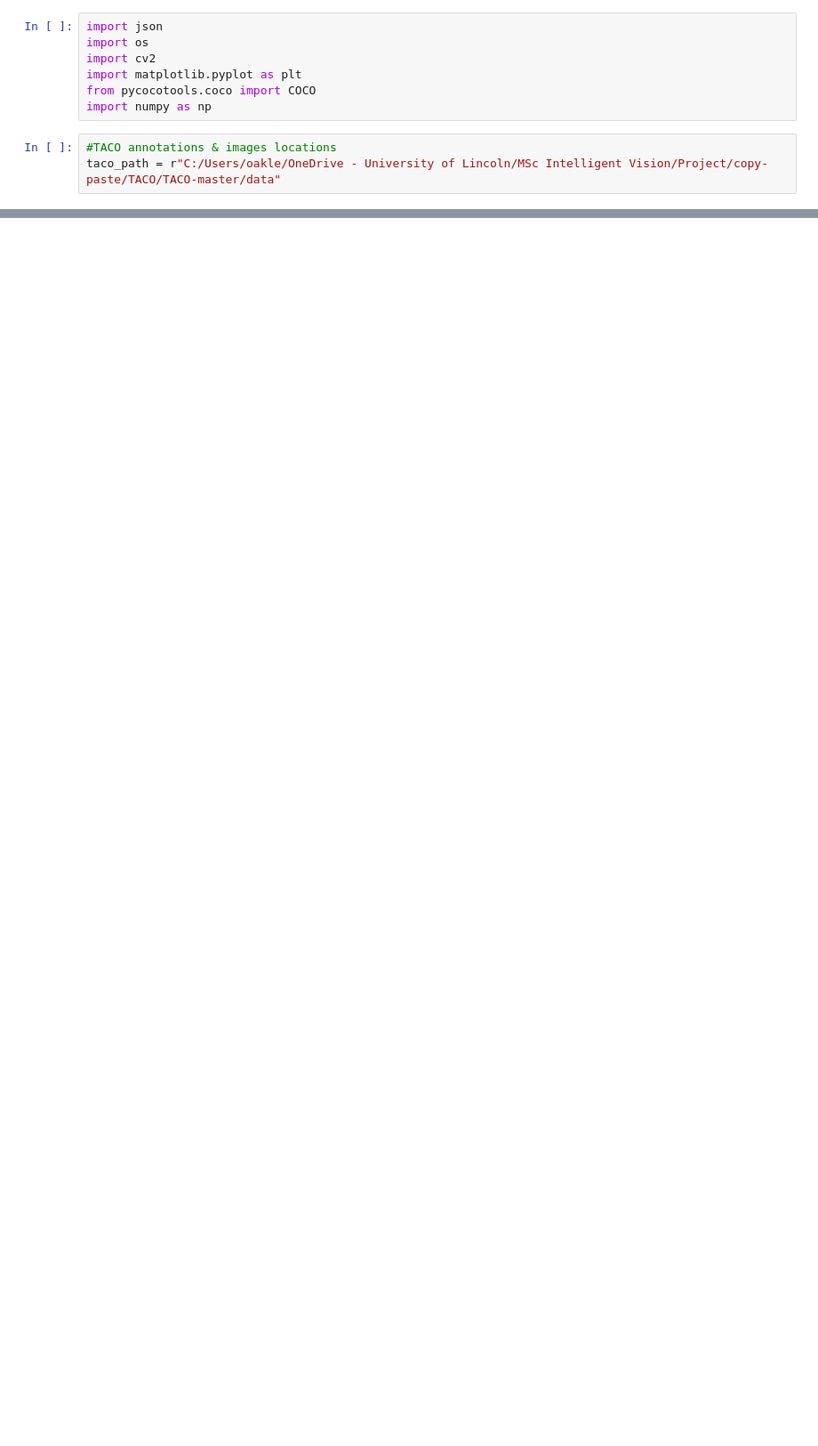
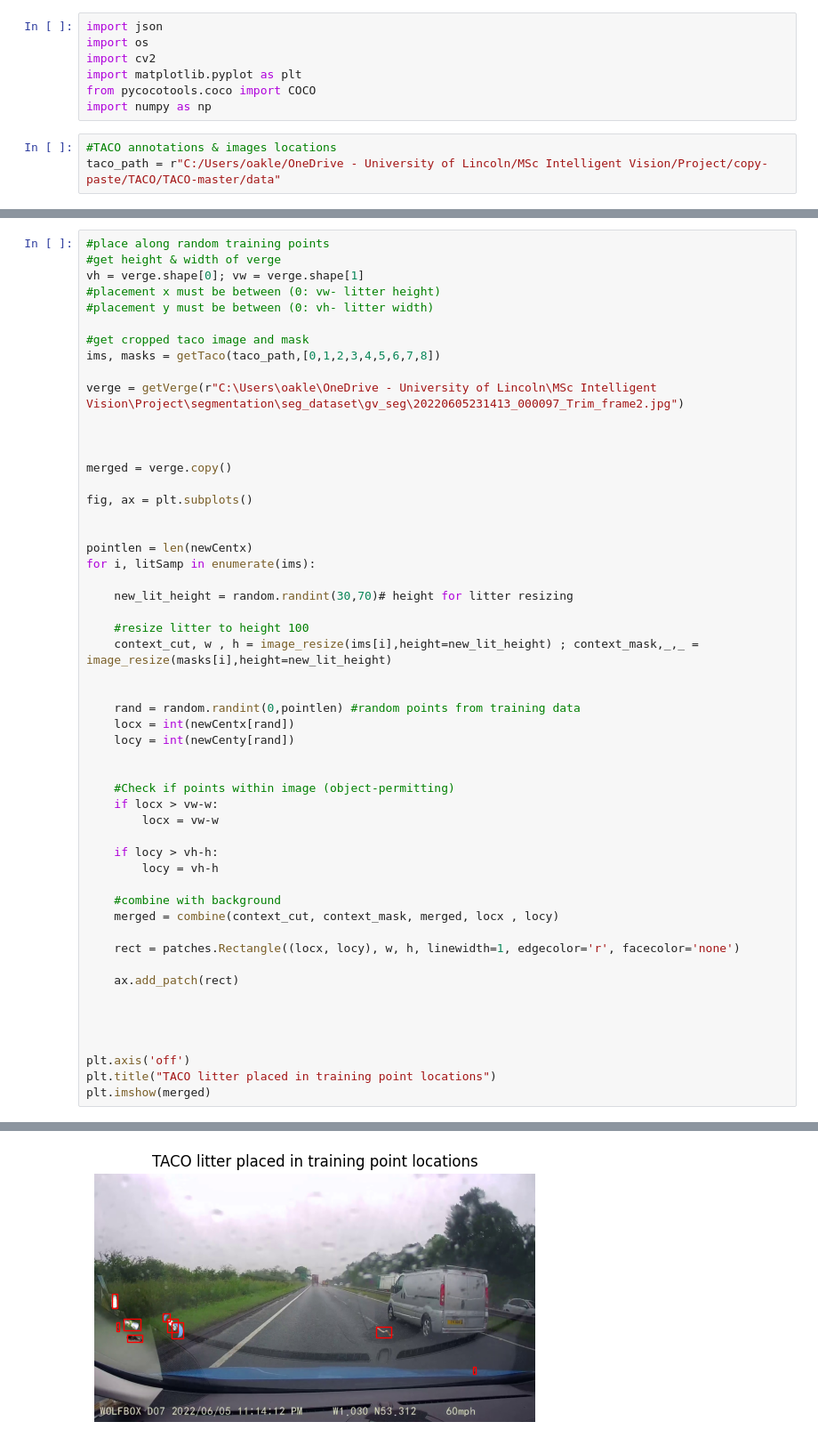
Before and after one commit to oakleighw/VergeSegmentLitterPaste, a Jupyter notebook: Copy-Paste Placement.ipynb, the cells around one changed output, grey strips where cells are left out. Shown at 89% size. Drawn from its saved outputs; the diff is of its cells as text; blank space fills up the shorter version.

```diff
--- a/Copy-Paste Placement.ipynb
+++ b/Copy-Paste Placement.ipynb
@@ -200,0 +266,54 @@ bk: (100, 33, 3)
+# %%
+#place along random training points
+#get height & width of verge
+vh = verge.shape[0]; vw = verge.shape[1]
+#placement x must be between (0: vw- litter height)
+#placement y must be between (0: vh- litter width)
+
+#get cropped taco image and mask
+ims, masks = getTaco(taco_path,[0,1,2,3,4,5,6,7,8])
+
+verge = getVerge(r"C:\Users\oakle\OneDrive - University of Lincoln\MSc Intelligent Vision\Project\segmentation\seg_dataset\gv_seg\20220605231413_000097_Trim_frame2.jpg")
+
+
+
+merged = verge.copy()
+
+fig, ax = plt.subplots()
+
+
+pointlen = len(newCentx)
+for i, litSamp in enumerate(ims):
+
+    new_lit_height = random.randint(30,70)# height for litter resizing
+
+    #resize litter to height 100
+    context_cut, w , h = image_resize(ims[i],height=new_lit_height) ; context_mask,_,_ = image_resize(masks[i],height=new_lit_height)
+
+
+    rand = random.randint(0,pointlen) #random points from training data
+    locx = int(newCentx[rand])
+    locy = int(newCenty[rand])
+
+
+    #Check if points within image (object-permitting)
+    if locx > vw-w:
+        locx = vw-w
+
+    if locy > vh-h:
+        locy = vh-h
+
+    #combine with background
+    merged = combine(context_cut, context_mask, merged, locx , locy)
+
+    rect = patches.Rectangle((locx, locy), w, h, linewidth=1, edgecolor='r', facecolor='none')
+
+    ax.add_patch(rect)
+
+
+
+
+plt.axis('off')
+plt.title("TACO litter placed in training point locations")
+plt.imshow(merged)
+# %% [output]
@@ -200,0 +325 @@ bk: (100, 33, 3)
+[figure, added]
```
Also changed, not shown: parts of 13 cells of this notebook.
